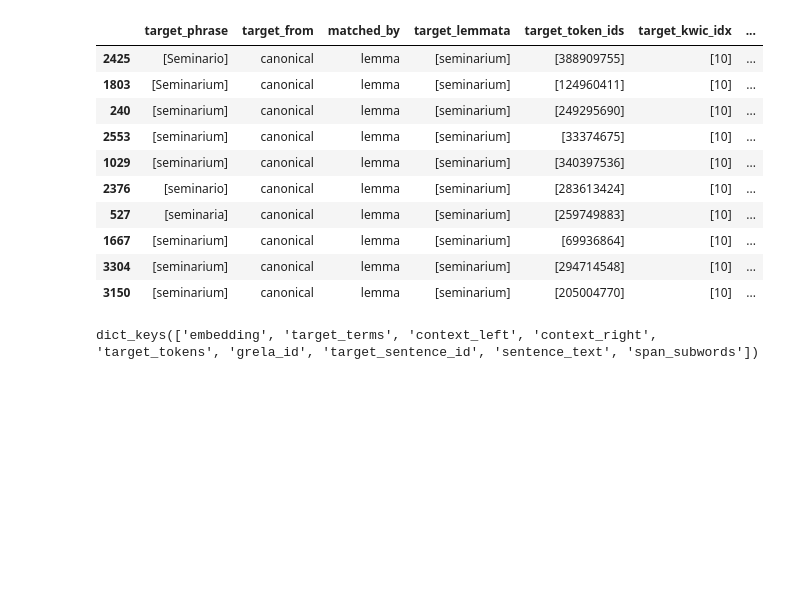
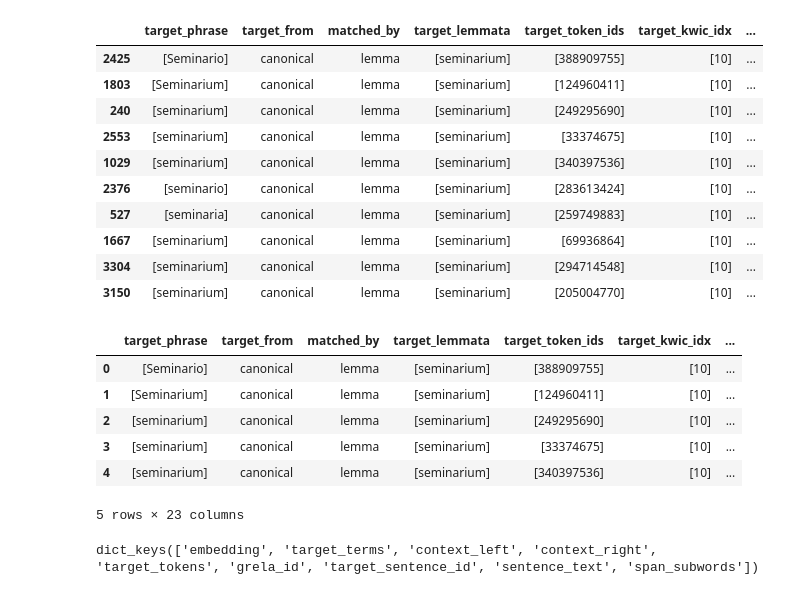
Before and after one commit to CCS-ZCU/phylosen_pilot, a Jupyter notebook: scripts/3_contextual-embeddings.ipynb, the cells around one changed output. Saved outputs shown, nothing was run; the diff lists cells and outputs as text; code cells hidden in the pictures; blank space fills up the shorter version.

```diff
--- a/scripts/3_contextual-embeddings.ipynb
+++ b/scripts/3_contextual-embeddings.ipynb
@@ -166,3 +138,14 @@ instances["embedding_philberta_l7"] = instances.apply(lambda row:
+# %%
+instances = pd.read_parquet("../data/large_files/phylosen_instances/seminarium_emb_sample1000.parquet")
+instances.head(5)
+# %% [output]
+|  | target_phrase | target_from | matched_by | target_lemmata | target_token_ids | target_kwic_idx | ... |
+| 0 | [Seminario] | canonical | lemma | [seminarium] | [388909755] | [10] | ... |
+| 1 | [Seminarium] | canonical | lemma | [seminarium] | [124960411] | [10] | ... |
+| 2 | [seminarium] | canonical | lemma | [seminarium] | [249295690] | [10] | ... |
+| 3 | [seminarium] | canonical | lemma | [seminarium] | [33374675] | [10] | ... |
+| 4 | [seminarium] | canonical | lemma | [seminarium] | [340397536] | [10] | ... |
+5 rows × 23 columns
 # %%
 result.keys()
 # %% [output]
```
Also changed, not shown: parts of 2 cells of this notebook, 2 other files.
